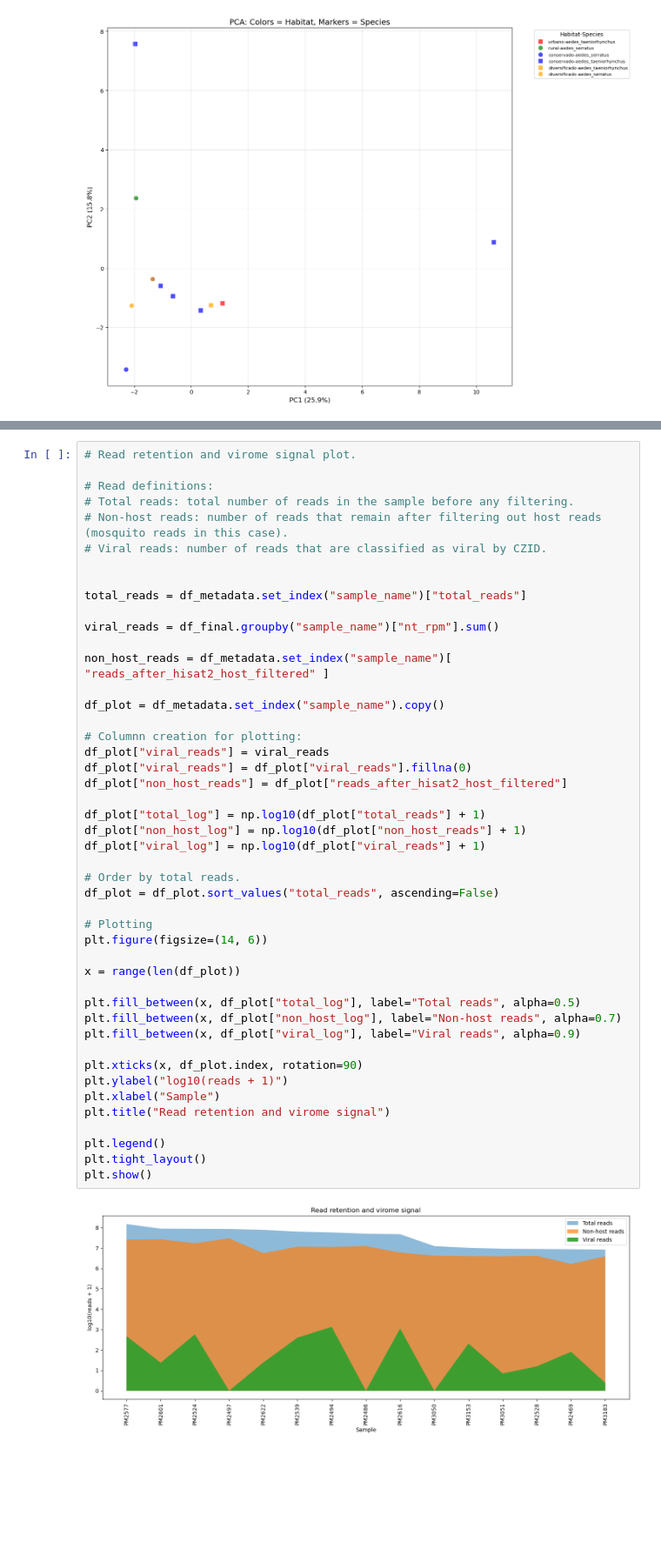
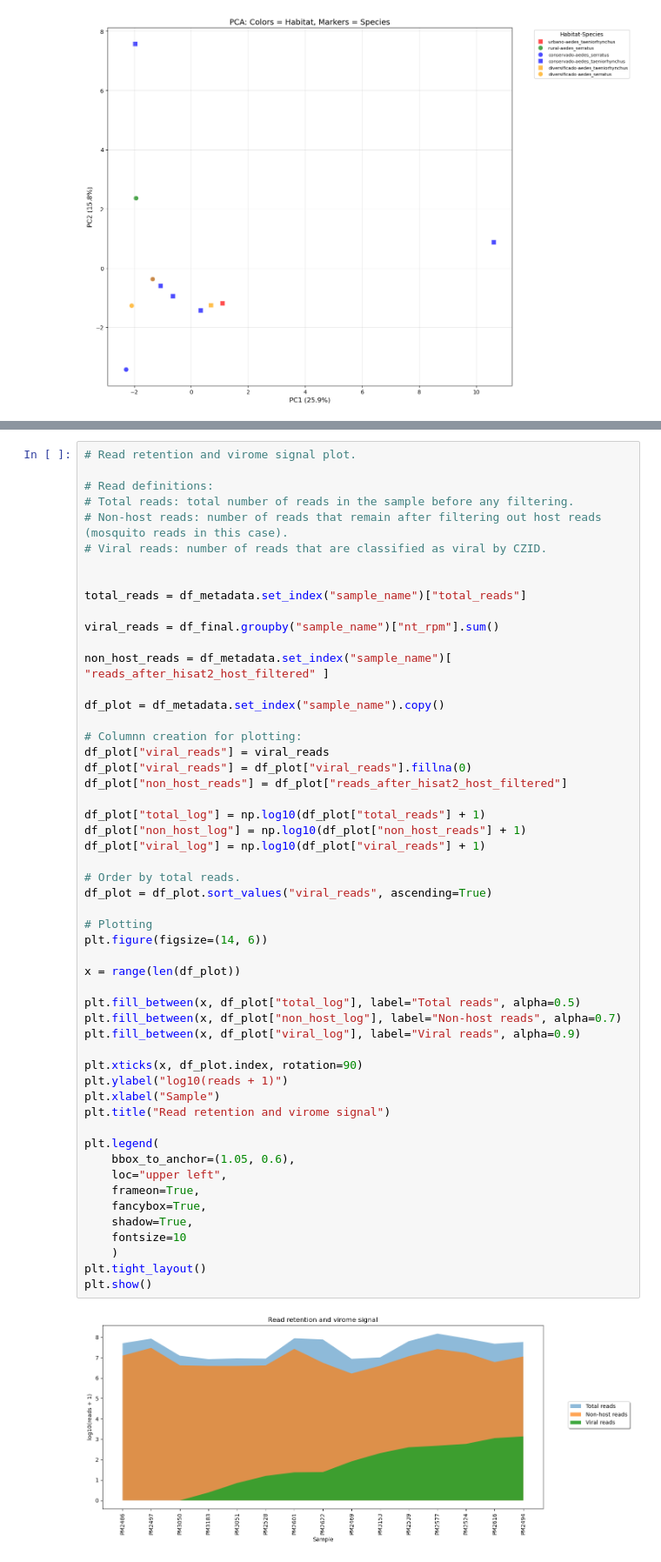
Before and after one commit to mgarciak-LEVE/mosquito_virome_yucatan_LEVE, a Jupyter notebook: scripts/czid_analysis/sequence_analysis.ipynb, the cells around one changed output, grey strips where cells are left out. Shown at 87% size. Drawn from its saved outputs; the diff is of its cells as text; blank space fills up the shorter version.

Commit message:
Mod: Modifications to graphs of read abundance.

```diff
--- a/scripts/czid_analysis/sequence_analysis.ipynb
+++ b/scripts/czid_analysis/sequence_analysis.ipynb
@@ -609,35 +609,42 @@ non_host_reads = df_metadata.set_index("sample_name")[ "reads_after_hisat2_host_
 df_plot = df_metadata.set_index("sample_name").copy()
 
 # Columnn creation for plotting:
 df_plot["viral_reads"] = viral_reads
 df_plot["viral_reads"] = df_plot["viral_reads"].fillna(0)
 df_plot["non_host_reads"] = df_plot["reads_after_hisat2_host_filtered"]
 
 df_plot["total_log"] = np.log10(df_plot["total_reads"] + 1)
 df_plot["non_host_log"] = np.log10(df_plot["non_host_reads"] + 1)
 df_plot["viral_log"] = np.log10(df_plot["viral_reads"] + 1)
 
 # Order by total reads.
-df_plot = df_plot.sort_values("total_reads", ascending=False)
+df_plot = df_plot.sort_values("viral_reads", ascending=True)
 
 # Plotting
 plt.figure(figsize=(14, 6))
 
 x = range(len(df_plot))
 
 plt.fill_between(x, df_plot["total_log"], label="Total reads", alpha=0.5)
 plt.fill_between(x, df_plot["non_host_log"], label="Non-host reads", alpha=0.7)
 plt.fill_between(x, df_plot["viral_log"], label="Viral reads", alpha=0.9)
 
 plt.xticks(x, df_plot.index, rotation=90)
 plt.ylabel("log10(reads + 1)")
 plt.xlabel("Sample")
 plt.title("Read retention and virome signal")
 
-plt.legend()
+plt.legend(
+    bbox_to_anchor=(1.05, 0.6),
+    loc="upper left",
+    frameon=True,
+    fancybox=True,
+    shadow=True,
+    fontsize=10
+    )
 plt.tight_layout()
 plt.show()
 # %% [output]
-[figure, old version]
+[figure, new version]
 # %%
 # Order by total reads.
```
Also changed, not shown: parts of 4 cells of this notebook.
